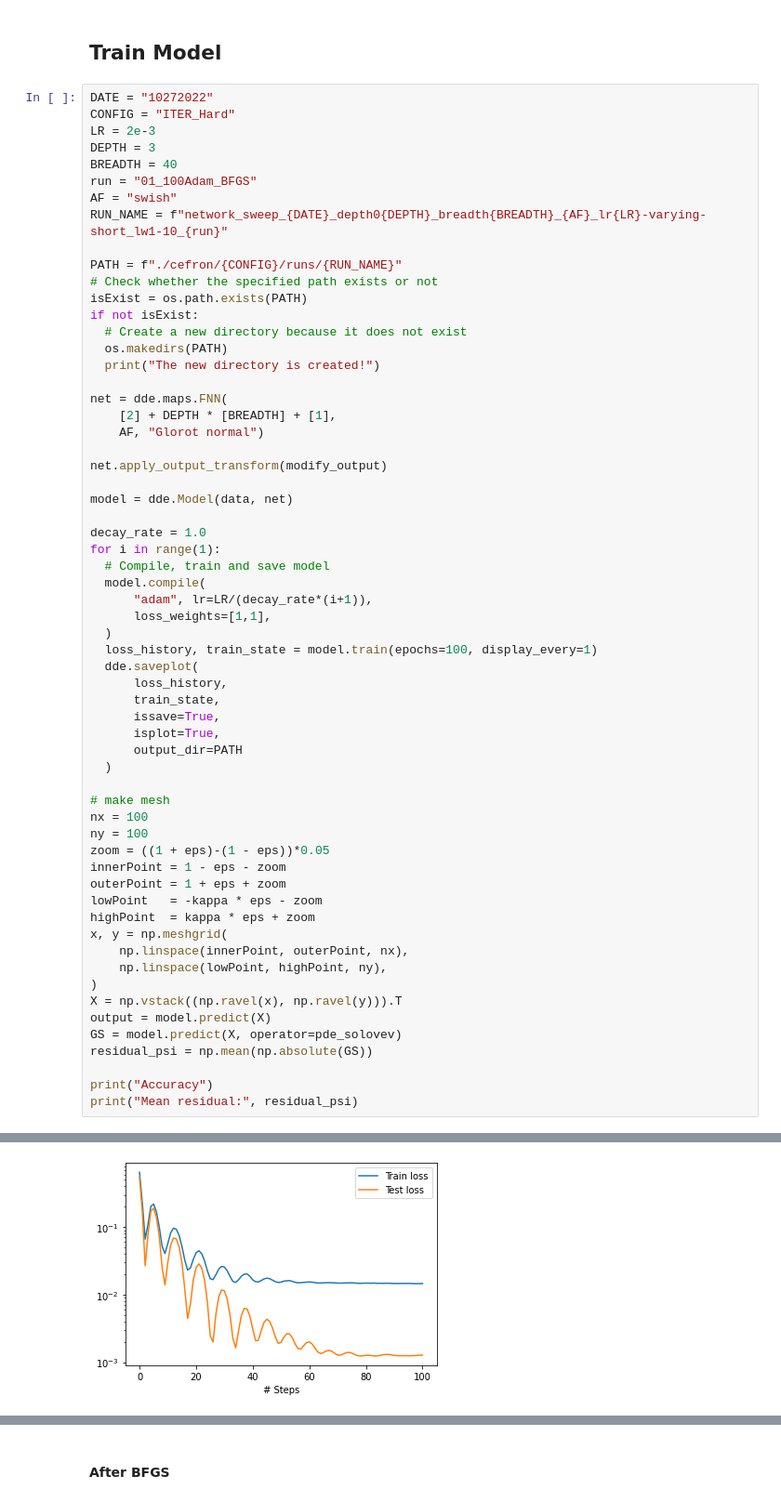
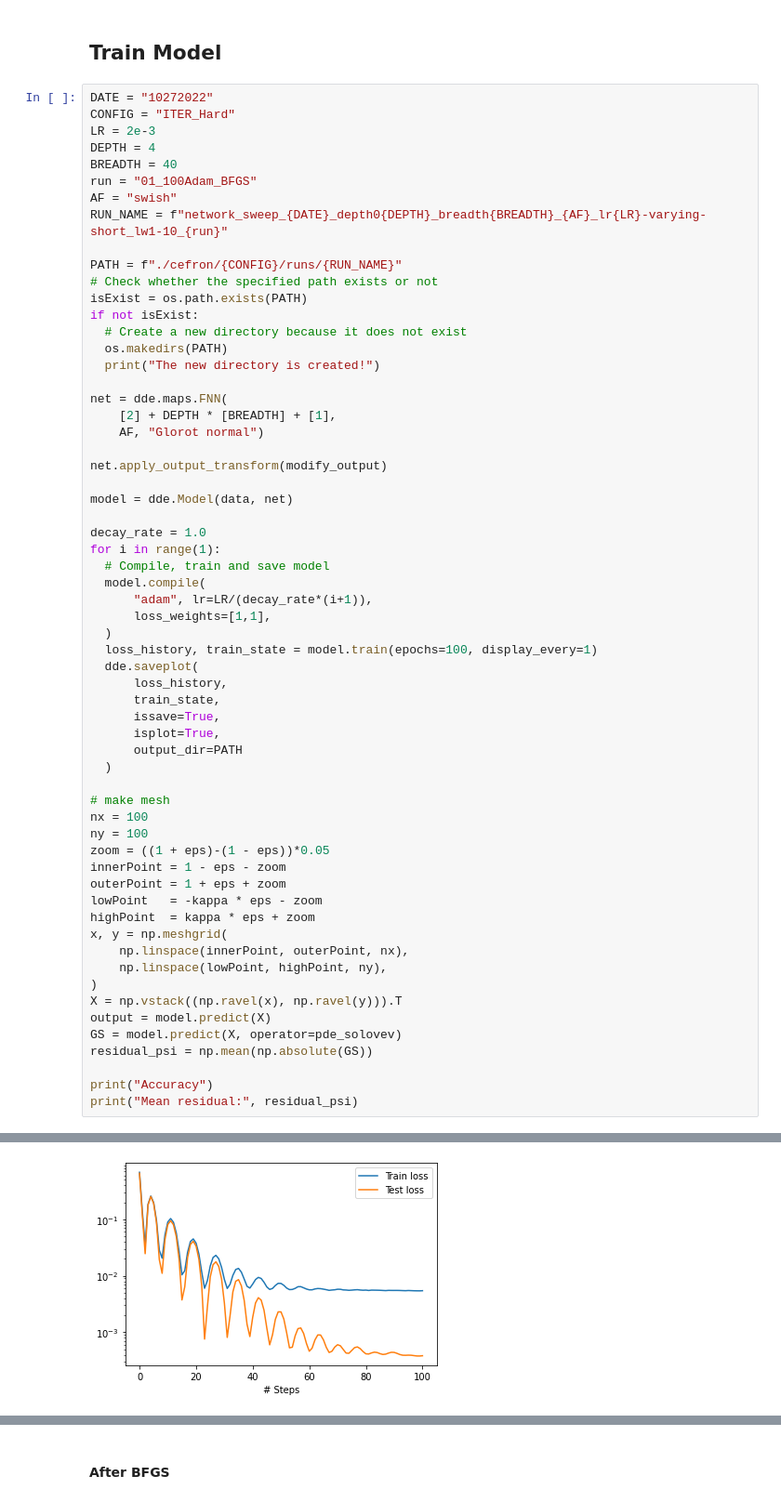
Before and after one commit to akaptano/deepxde_copy, a Jupyter notebook: gs-2d-surrogate/general_solovev_equil_visual_hardconstraint.ipynb, the cells around one changed output, grey strips where cells are left out. Shown at 93% size. Saved outputs shown, nothing was run; the diff lists cells and outputs as text.

```diff
--- a/gs-2d-surrogate/general_solovev_equil_visual_hardconstraint.ipynb
+++ b/gs-2d-surrogate/general_solovev_equil_visual_hardconstraint.ipynb
@@ -109,7 +107,7 @@ plt.show()
 DATE = "10272022"
 CONFIG = "ITER_Hard"
 LR = 2e-3
-DEPTH = 3
+DEPTH = 4
 BREADTH = 40
 run = "01_100Adam_BFGS"
 AF = "swish"
@@ -186,5 +183,5 @@ Step      Train loss              Test loss               Test metric
 
 Saving loss history to ./cefron/ITER_Hard/runs/network_sweep_10272022_depth03_breadth40_swish_lr0.002-varying-short_lw1-10_01_100Adam_BFGS/loss.dat ...
 Saving training data to ./cefron/ITER_Hard/runs/network_sweep_10272022_depth03_breadth40_swish_lr0.002-varying-short_lw1-10_01_100Adam_BFGS/train.dat ...
 Saving test data to ./cefron/ITER_Hard/runs/network_sweep_10272022_depth03_breadth40_swish_lr0.002-varying-short_lw1-10_01_100Adam_BFGS/test.dat ...
-[figure, old version]
+[figure, new version]
```
Also changed, not shown: parts of 10 cells of this notebook, 4 other files.
